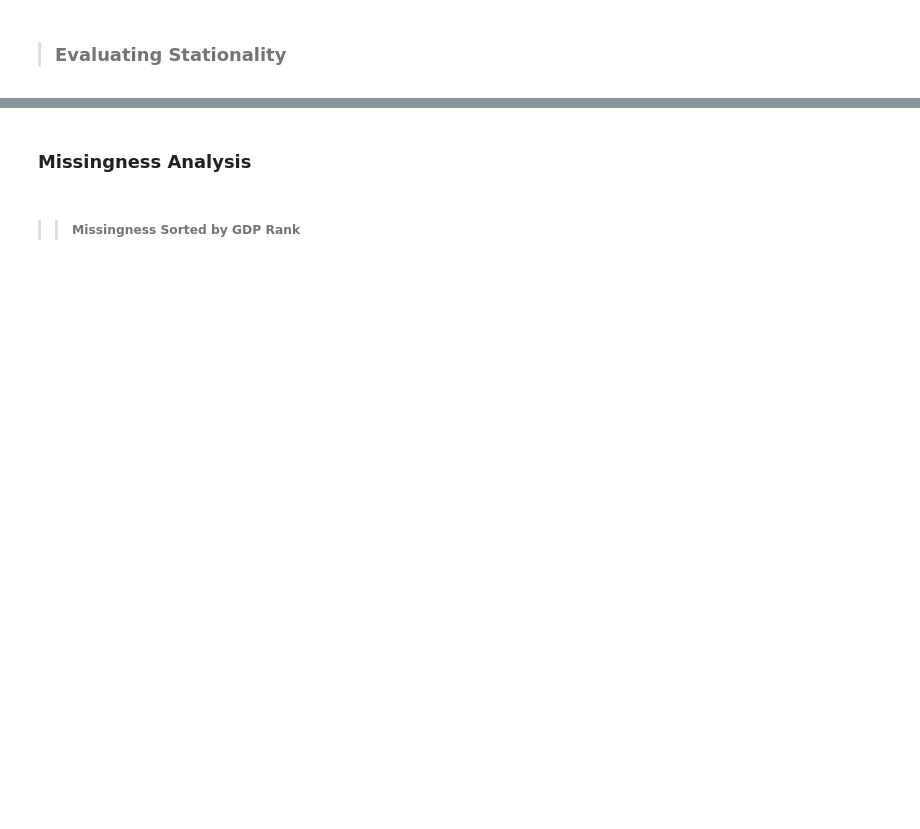
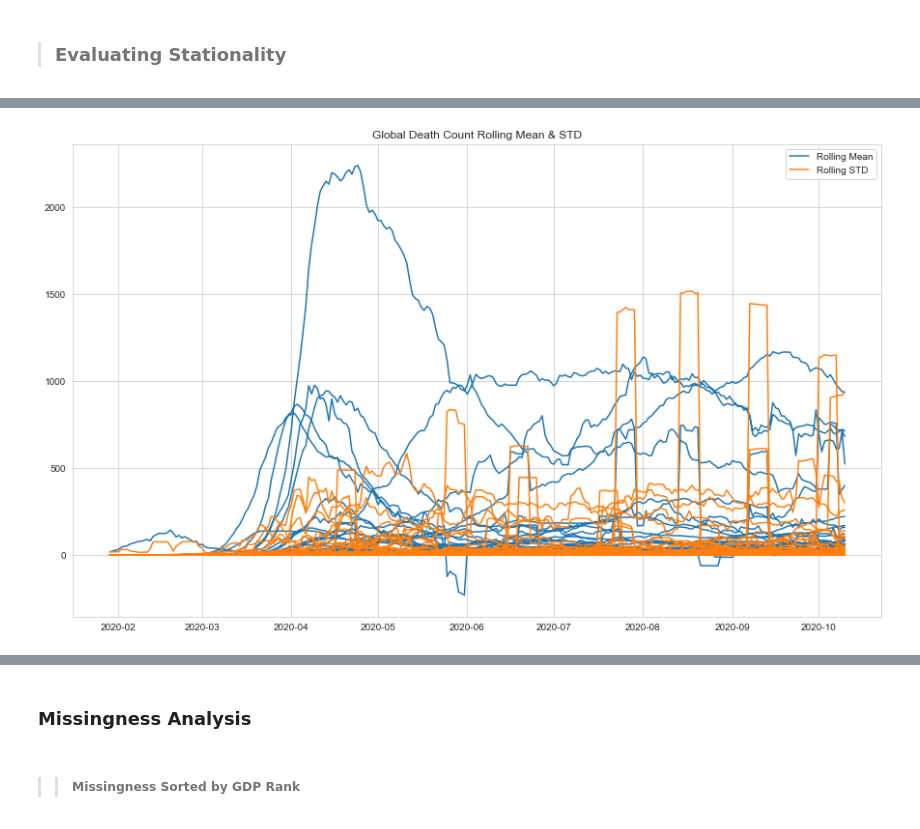
Before and after one commit to chacreton190/COVID-19, a Jupyter notebook: Code/COVID Govenment Response Analysis 10-11-20.ipynb, the cells around one changed output, grey strips where cells are left out. Cells and saved outputs as stored; diff of their text form; code cells hidden in the pictures; blank space fills up the shorter version.

```diff
--- a/Code/COVID Govenment Response Analysis 10-11-20.ipynb
+++ b/Code/COVID Govenment Response Analysis 10-11-20.ipynb
@@ -65 +120,11 @@ rolstd.plot()
+# %%
+rolmean = df_indexed.death_count.rolling(window=7).mean()
+rolstd = df_indexed.death_count.rolling(window=7).std()
+mean = plt.plot(rolmean, label='Rolling Mean')
+std = plt.plot(rolstd, label='Rolling STD')
+plt.legend(loc='best')
+plt.title('Global Death Count Rolling Mean & STD')
+plt.show()
+# %% [output]
+[figure, added]
 # %%
```
Also changed, not shown: parts of 46 cells of this notebook, 12 other files.
